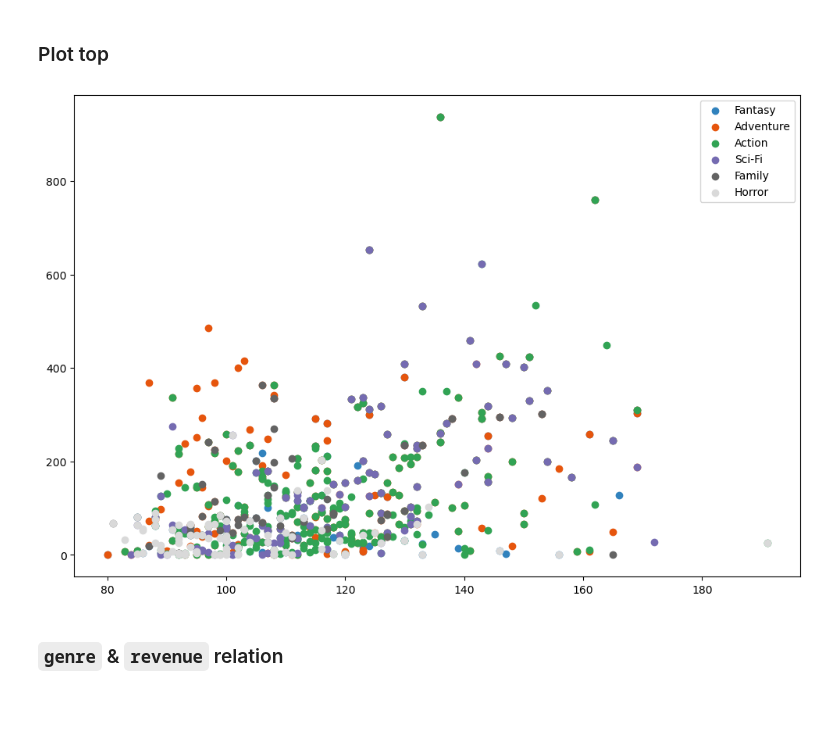
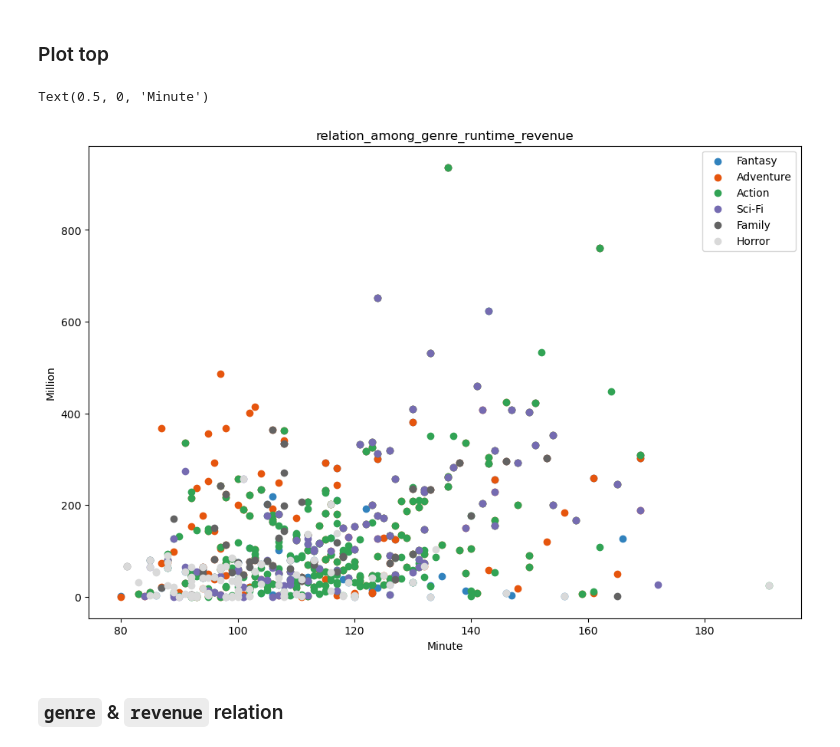
Before and after one commit to Mason1217/Data-Science-practice, a Jupyter notebook: Toolkits-practice/coursera_small_project.ipynb, the cells around one changed output. Drawn from its saved outputs; the diff is of its cells as text; code cells hidden in the pictures; blank space fills up the shorter version.

```diff
--- a/Toolkits-practice/coursera_small_project.ipynb
+++ b/Toolkits-practice/coursera_small_project.ipynb
@@ -129,16 +129,21 @@ for i, end_index in enumerate(plot_end_index):
 # %%
 TOP_REVENUE = 1000
 
 fig, ax = plt.subplots(figsize=(12, 8))
 partial_plot(
     genre_runtime_revenue_df,
     end_index=TOP_REVENUE,
     ax=ax,
     legend=True,
     cmap_type="tab20c"
 )
+
+ax.set_title("relation_among_genre_runtime_revenue")
+ax.set_ylabel("Million")
+ax.set_xlabel("Minute")
 # %% [output]
+Text(0.5, 0, 'Minute')
-[figure, old version]
+[figure, new version]
 # %% [markdown]
 ### `genre` & `revenue` relation
 # %%
```
Also changed, not shown: 2 other files.
